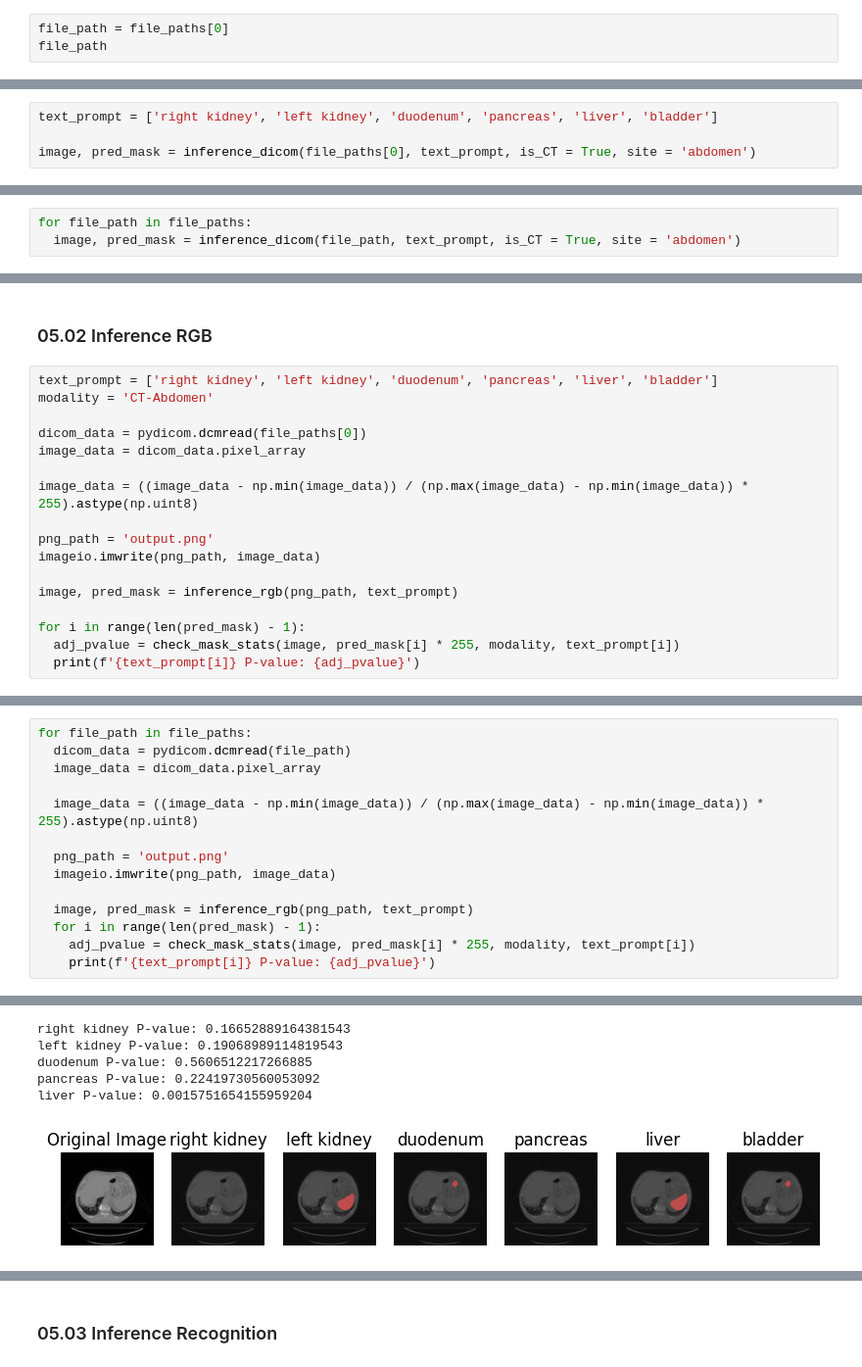
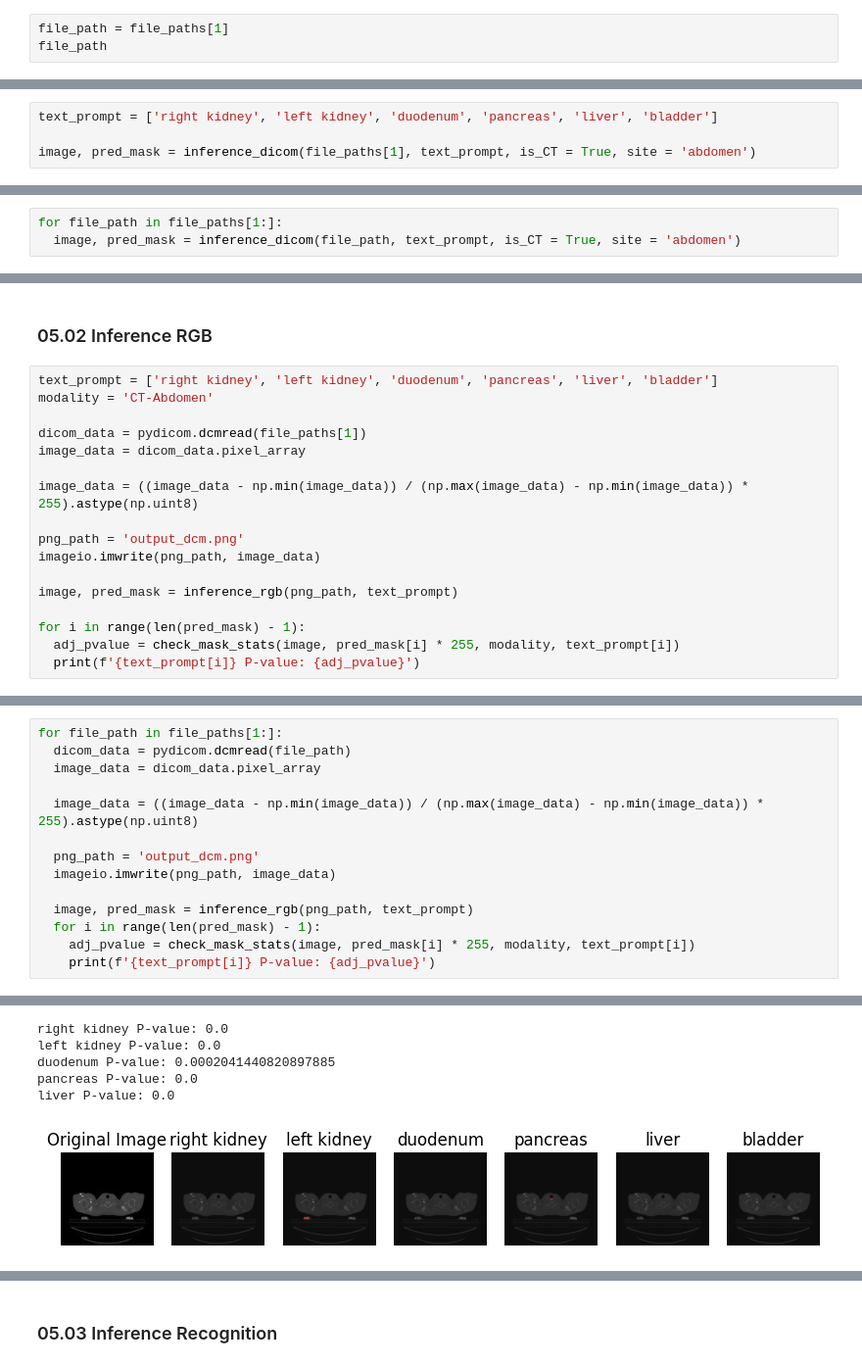
Before and after one commit to azzindani/04_Bio_Medical, a Jupyter notebook: DCM_BP_Abdomen_CT_v1.ipynb, the cells around one changed output, grey strips where cells are left out. Shown at 98% size. Saved outputs shown, nothing was run; the diff lists cells and outputs as text.

```diff
--- a/DCM_BP_Abdomen_CT_v1.ipynb
+++ b/DCM_BP_Abdomen_CT_v1.ipynb
@@ -287,6 +287,6 @@ for root, dirs, files in os.walk(root_dir):
 | **EEG** | Electroencephalography |
 | **XC**  | External Camera Photography |
 # %%
-file_path = file_paths[0]
+file_path = file_paths[1]
 file_path
 # %% [output]
@@ -361,5 +361,5 @@ plt.show()
 # %%
 text_prompt = ['right kidney', 'left kidney', 'duodenum', 'pancreas', 'liver', 'bladder']
 
-image, pred_mask = inference_dicom(file_paths[0], text_prompt, is_CT = True, site = 'abdomen')
+image, pred_mask = inference_dicom(file_paths[1], text_prompt, is_CT = True, site = 'abdomen')
 # %% [output]
@@ -367,4 +367,4 @@ image, pred_mask = inference_dicom(file_paths[0], text_prompt, is_CT = True, sit
 # %%
-for file_path in file_paths:
+for file_path in file_paths[1:]:
   image, pred_mask = inference_dicom(file_path, text_prompt, is_CT = True, site = 'abdomen')
 # %% [output]
@@ -379,12 +379,12 @@ for file_path in file_paths:
 text_prompt = ['right kidney', 'left kidney', 'duodenum', 'pancreas', 'liver', 'bladder']
 modality = 'CT-Abdomen'
 
-dicom_data = pydicom.dcmread(file_paths[0])
+dicom_data = pydicom.dcmread(file_paths[1])
 image_data = dicom_data.pixel_array
 
 image_data = ((image_data - np.min(image_data)) / (np.max(image_data) - np.min(image_data)) * 255).astype(np.uint8)
 
-png_path = 'output.png'
+png_path = 'output_dcm.png'
 imageio.imwrite(png_path, image_data)
 
 image, pred_mask = inference_rgb(png_path, text_prompt)
@@ -402,11 +402,11 @@ liver P-value: 0.0
 # %%
-for file_path in file_paths:
+for file_path in file_paths[1:]:
   dicom_data = pydicom.dcmread(file_path)
   image_data = dicom_data.pixel_array
 
   image_data = ((image_data - np.min(image_data)) / (np.max(image_data) - np.min(image_data)) * 255).astype(np.uint8)
 
-  png_path = 'output.png'
+  png_path = 'output_dcm.png'
   imageio.imwrite(png_path, image_data)
 
   image, pred_mask = inference_rgb(png_path, text_prompt)
@@ -424,6 +424,6 @@ liver P-value: 0.0
-right kidney P-value: 0.16652889164381543
-left kidney P-value: 0.19068989114819543
-duodenum P-value: 0.5606512217266885
-pancreas P-value: 0.22419730560053092
-liver P-value: 0.0015751654155959204
+right kidney P-value: 0.0
+left kidney P-value: 0.0
+duodenum P-value: 0.0002041440820897885
+pancreas P-value: 0.0
+liver P-value: 0.0
-[figure, old version]
+[figure, new version]
```
Also changed, not shown: parts of 15 cells of this notebook.
